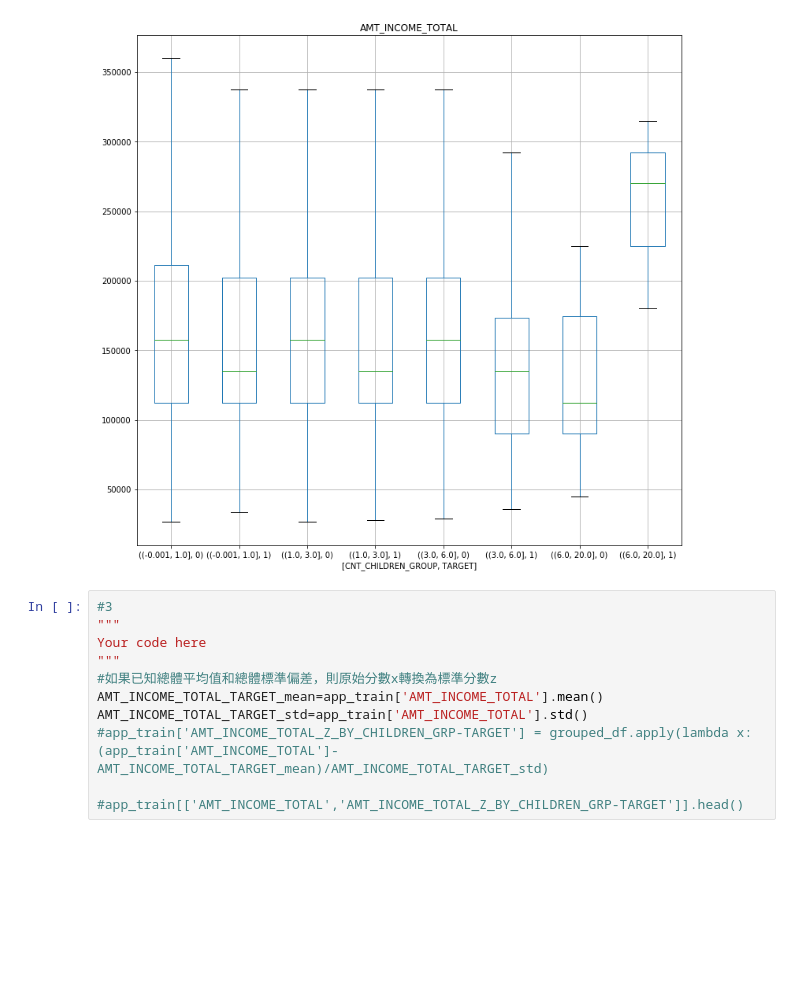
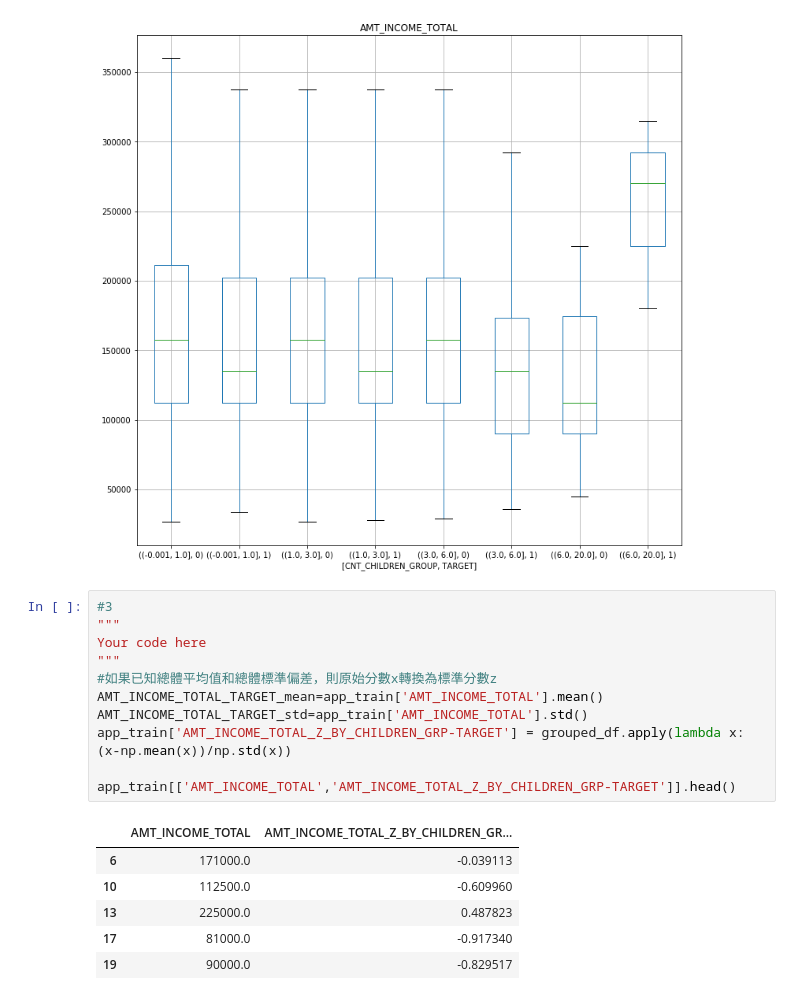
Before and after one commit to Hsu-Hui/ML100Days, a Jupyter notebook: HomeWork/Day_013_HW.ipynb, the cells around one changed output. Cells and saved outputs as stored; diff of their text form; blank space fills up the shorter version.

```diff
--- a/HomeWork/Day_013_HW.ipynb
+++ b/HomeWork/Day_013_HW.ipynb
@@ -109,11 +109,18 @@ plt.show()
 # %%
 #3
 """
 Your code here
 """
 #如果已知總體平均值和總體標準偏差，則原始分數x轉換為標準分數z
 AMT_INCOME_TOTAL_TARGET_mean=app_train['AMT_INCOME_TOTAL'].mean()
 AMT_INCOME_TOTAL_TARGET_std=app_train['AMT_INCOME_TOTAL'].std()
-#app_train['AMT_INCOME_TOTAL_Z_BY_CHILDREN_GRP-TARGET'] = grouped_df.apply(lambda x:(app_train['AMT_INCOME_TOTAL']-AMT_INCOME_TOTAL_TARGET_mean)/AMT_INCOME_TOTAL_TARGET_std)
+app_train['AMT_INCOME_TOTAL_Z_BY_CHILDREN_GRP-TARGET'] = grouped_df.apply(lambda x:(x-np.mean(x))/np.std(x))
 
-#app_train[['AMT_INCOME_TOTAL','AMT_INCOME_TOTAL_Z_BY_CHILDREN_GRP-TARGET']].head()
+app_train[['AMT_INCOME_TOTAL','AMT_INCOME_TOTAL_Z_BY_CHILDREN_GRP-TARGET']].head()
+# %% [output]
+|  | AMT_INCOME_TOTAL | AMT_INCOME_TOTAL_Z_BY_CHILDREN_GR... |
+| 6 | 171000.0 | -0.039113 |
+| 10 | 112500.0 | -0.609960 |
+| 13 | 225000.0 | 0.487823 |
+| 17 | 81000.0 | -0.917340 |
+| 19 | 90000.0 | -0.829517 |
```
